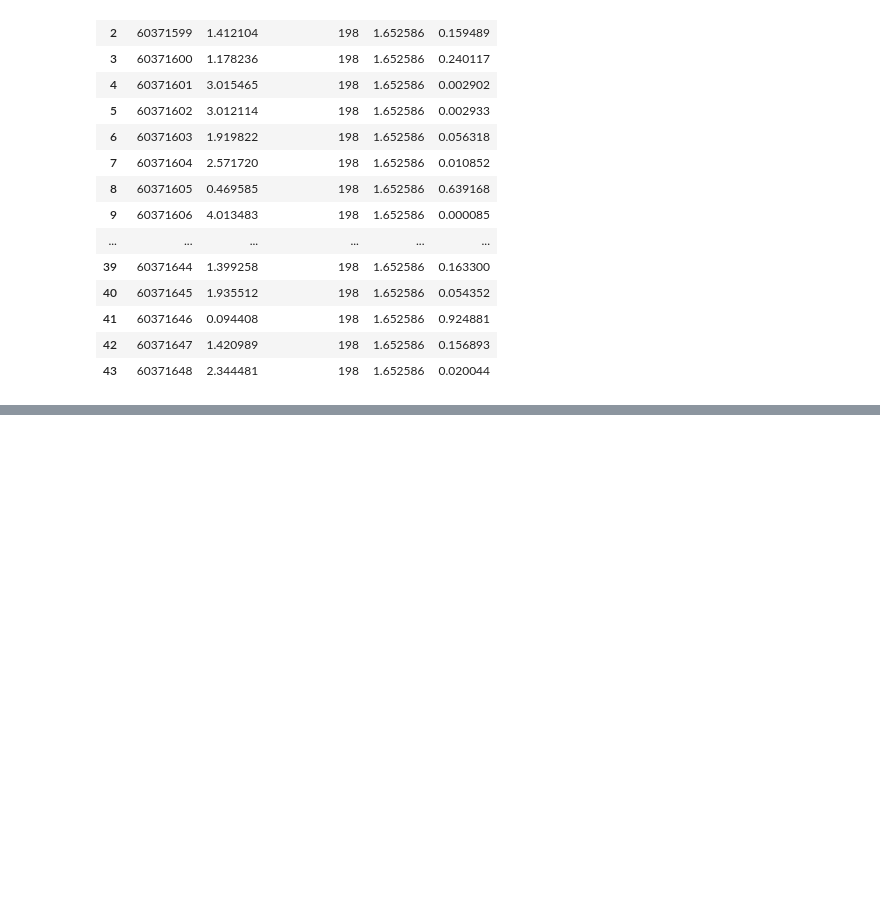
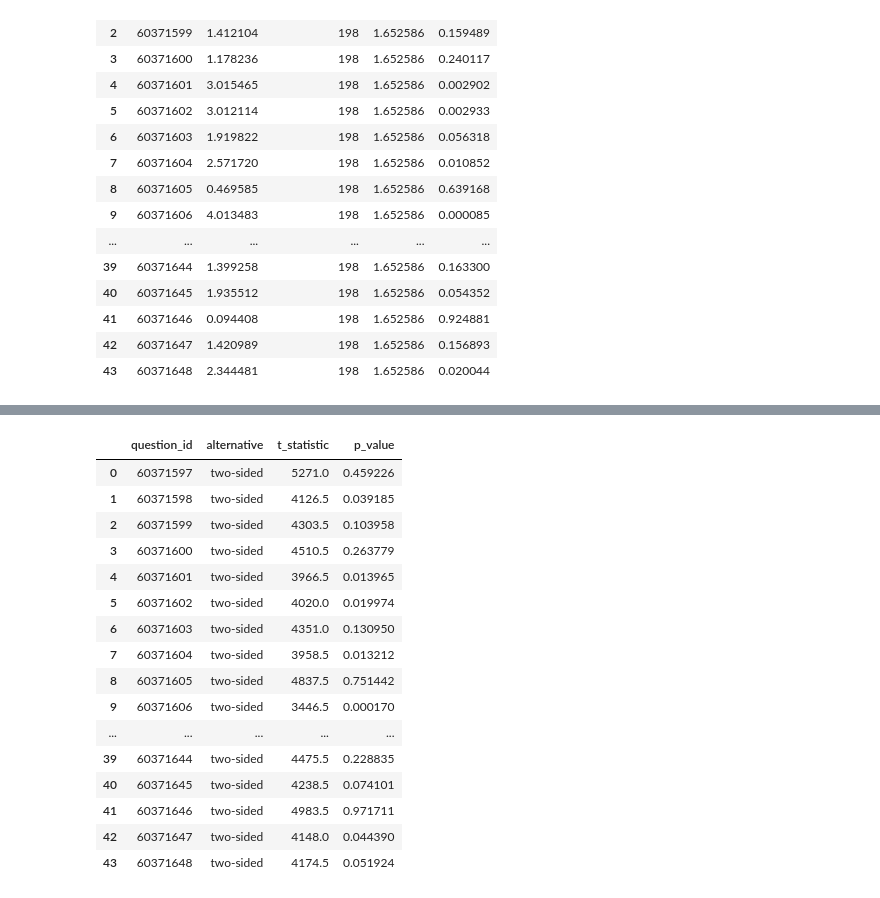
Before and after one commit to yoDa666/piaMaster, a Jupyter notebook: piaMaster/piaMaster_statistic.ipynb, the cells around one changed output, grey strips where cells are left out. Drawn from its saved outputs; the diff is of its cells as text; code cells hidden in the pictures; blank space fills up the shorter version.

Commit message:
update graphics and Mann-Whitney Test

```diff
--- a/piaMaster/piaMaster_statistic.ipynb
+++ b/piaMaster/piaMaster_statistic.ipynb
@@ -651,0 +813,19 @@ display(student_t_df)
+# %%
+def mann_whitney_test(input_df: pd.DataFrame, question_ids: List[str], method: Literal["two-sided", "less", "greater"]):
+    out_df = pd.DataFrame(columns=["question_id", "alternative", "t_statistic", "p_value"])
+
+    for question_code in question_ids:
+        gen_y = input_df[input_df[generation_col] == 1][question_code]
+        gen_z = input_df[input_df[generation_col] == 2][question_code]
+
+        t_stat, p_value = stats.mannwhitneyu(gen_y, gen_z, alternative='two-sided', method="exact")
+
+        tmp = pd.DataFrame([{"question_id": question_code,
+                             "alternative": method,
+                             "t_statistic": t_stat,
+                             "p_value": p_value}])
+
+        out_df = pd.concat([out_df, tmp], ignore_index=True)
+    return out_df
+# %%
+mann_whitney_df = mann_whitney_test(df_yz, skala_ids, "two-sided")
@@ -651,0 +840,20 @@ display(student_t_df)
+# %%
+mann_whitney_df
+# %% [output]
+|  | question_id | alternative | t_statistic | p_value |
+| 0 | 60371597 | two-sided | 5271.0 | 0.459226 |
+| 1 | 60371598 | two-sided | 4126.5 | 0.039185 |
+| 2 | 60371599 | two-sided | 4303.5 | 0.103958 |
+| 3 | 60371600 | two-sided | 4510.5 | 0.263779 |
+| 4 | 60371601 | two-sided | 3966.5 | 0.013965 |
+| 5 | 60371602 | two-sided | 4020.0 | 0.019974 |
+| 6 | 60371603 | two-sided | 4351.0 | 0.130950 |
+| 7 | 60371604 | two-sided | 3958.5 | 0.013212 |
+| 8 | 60371605 | two-sided | 4837.5 | 0.751442 |
+| 9 | 60371606 | two-sided | 3446.5 | 0.000170 |
+| ... | ... | ... | ... | ... |
+| 39 | 60371644 | two-sided | 4475.5 | 0.228835 |
+| 40 | 60371645 | two-sided | 4238.5 | 0.074101 |
+| 41 | 60371646 | two-sided | 4983.5 | 0.971711 |
+| 42 | 60371647 | two-sided | 4148.0 | 0.044390 |
+| 43 | 60371648 | two-sided | 4174.5 | 0.051924 |
```
Also changed, not shown: parts of 32 cells of this notebook, 1 other file.
